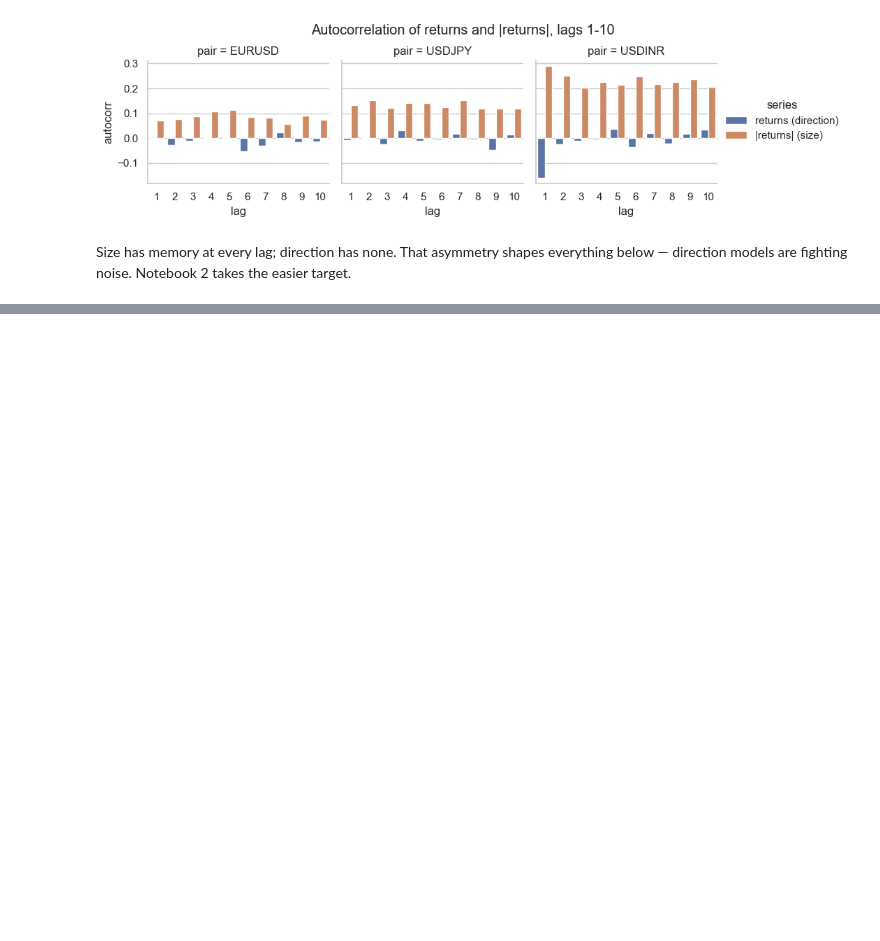
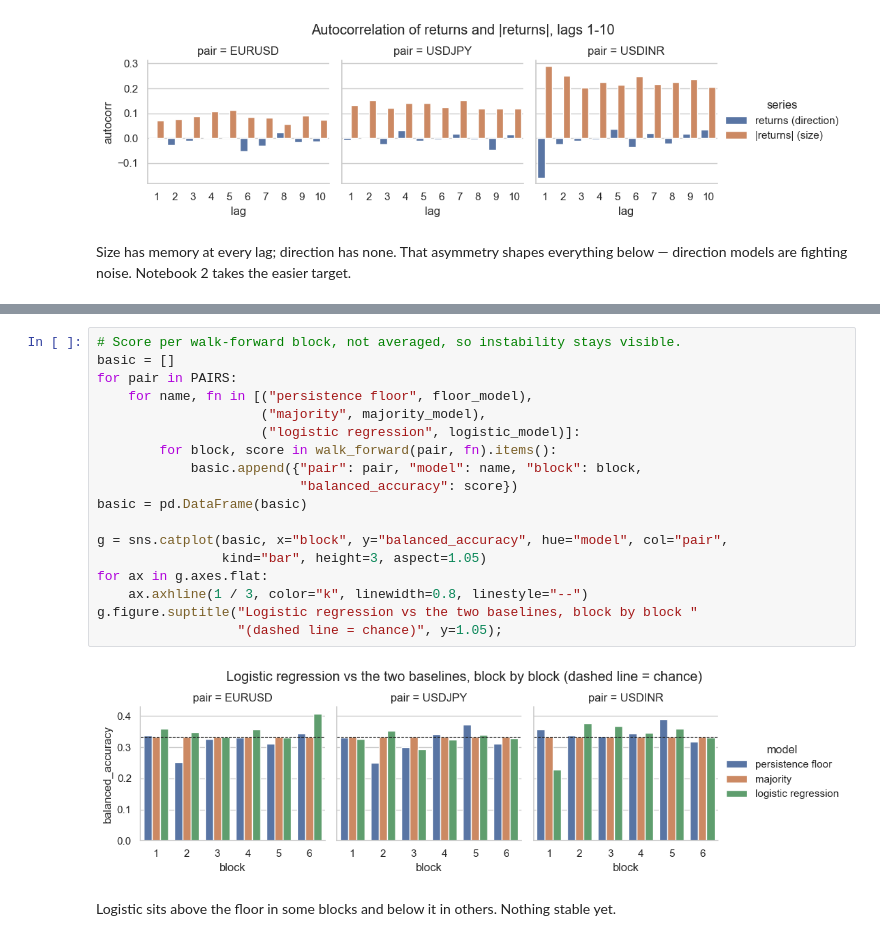
Before and after one commit to jatin-hans/currency-pair-prediction, a Jupyter notebook: notebooks/01_direction.ipynb, the cells around one changed output, grey strips where cells are left out. Cells and saved outputs as stored; diff of their text form; blank space fills up the shorter version.

```diff
--- a/notebooks/01_direction.ipynb
+++ b/notebooks/01_direction.ipynb
@@ -182,0 +233,23 @@ easier target.
+# %%
+# Score per walk-forward block, not averaged, so instability stays visible.
+basic = []
+for pair in PAIRS:
+    for name, fn in [("persistence floor", floor_model),
+                     ("majority", majority_model),
+                     ("logistic regression", logistic_model)]:
+        for block, score in walk_forward(pair, fn).items():
+            basic.append({"pair": pair, "model": name, "block": block,
+                          "balanced_accuracy": score})
+basic = pd.DataFrame(basic)
+
+g = sns.catplot(basic, x="block", y="balanced_accuracy", hue="model", col="pair",
+                kind="bar", height=3, aspect=1.05)
+for ax in g.axes.flat:
+    ax.axhline(1 / 3, color="k", linewidth=0.8, linestyle="--")
+g.figure.suptitle("Logistic regression vs the two baselines, block by block "
+                  "(dashed line = chance)", y=1.05);
+# %% [output]
+[figure, added]
+# %% [markdown]
+Logistic sits above the floor in some blocks and below it in others. Nothing
+stable yet.
```
Also changed, not shown: parts of 15 cells of this notebook, 43 other files.
